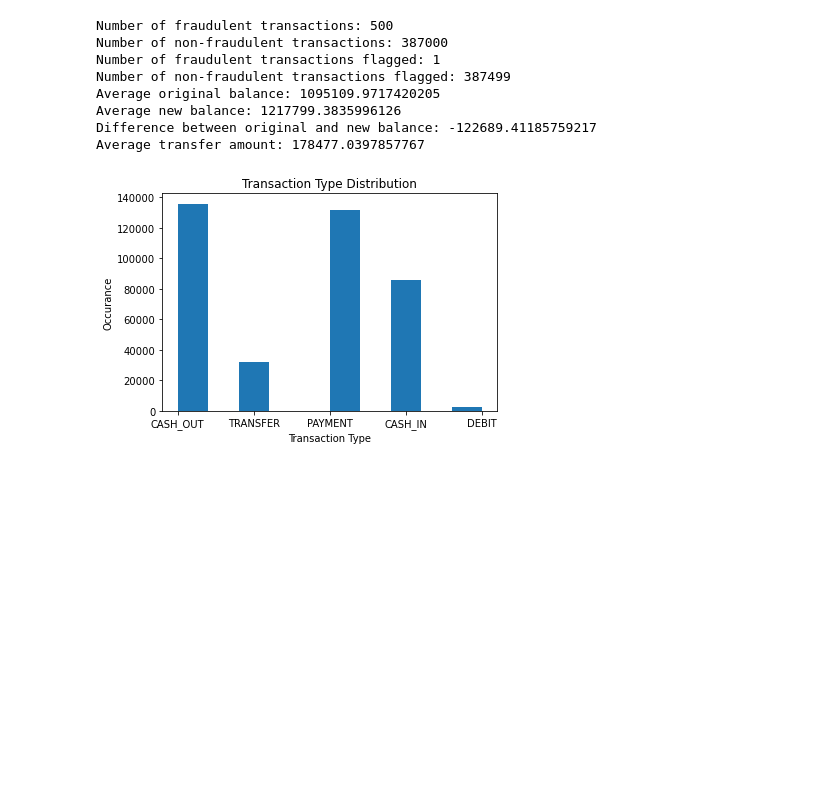
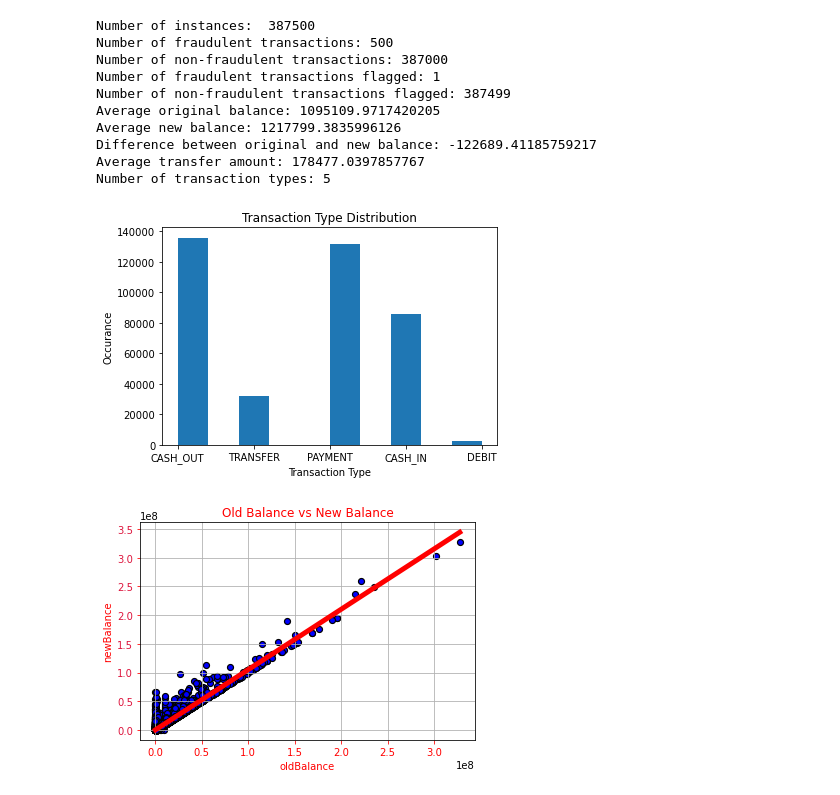
Before and after one commit to sberkson/FinancialFraudClassifier, a Jupyter notebook: EDA.ipynb, the cells around one changed output. Saved outputs shown, nothing was run; the diff lists cells and outputs as text; code cells hidden in the pictures; blank space fills up the shorter version.

```diff
--- a/EDA.ipynb
+++ b/EDA.ipynb
@@ -38,4 +48,5 @@ avgTransfer = sum(amount)/len(amount)
 # %%
+print("Number of instances: ", isFraudT + isFraudF)
 print("Number of fraudulent transactions:", isFraudT)
 print("Number of non-fraudulent transactions:", isFraudF)
 print("Number of fraudulent transactions flagged:", isFlaggedFraudT)
@@ -44,7 +55,9 @@ print("Average original balance:", avgOrgBalance)
 print("Average new balance:", avgNewBalance)
 print("Difference between original and new balance:", difference)
 print("Average transfer amount:", avgTransfer)
+print("Number of transaction types:", len(uniqueTypes))
 # %% [output]
+Number of instances:  387500
 Number of fraudulent transactions: 500
 Number of non-fraudulent transactions: 387000
 Number of fraudulent transactions flagged: 1
@@ -53,7 +66,10 @@ Average original balance: 1095109.9717420205
 Average new balance: 1217799.3835996126
 Difference between original and new balance: -122689.41185759217
 Average transfer amount: 178477.0397857767
+Number of transaction types: 5
 # %%
 plot_utils.plot_histogram(type, "Transaction Type", "Transaction Type Distribution")
+plot_utils.scatter_plot_helper(oldBalanceDest, newBalanceDest, "Old Balance vs New Balance", "oldBalance", "newBalance")
 # %% [output]
 [figure]
+[figure, added]
```
Also changed, not shown: parts of 3 cells of this notebook, 1 other file.
